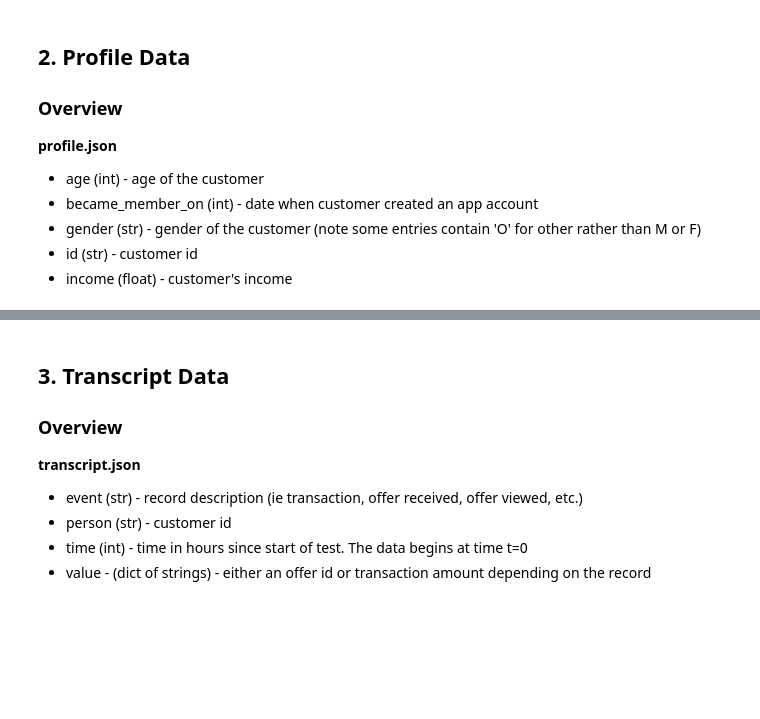
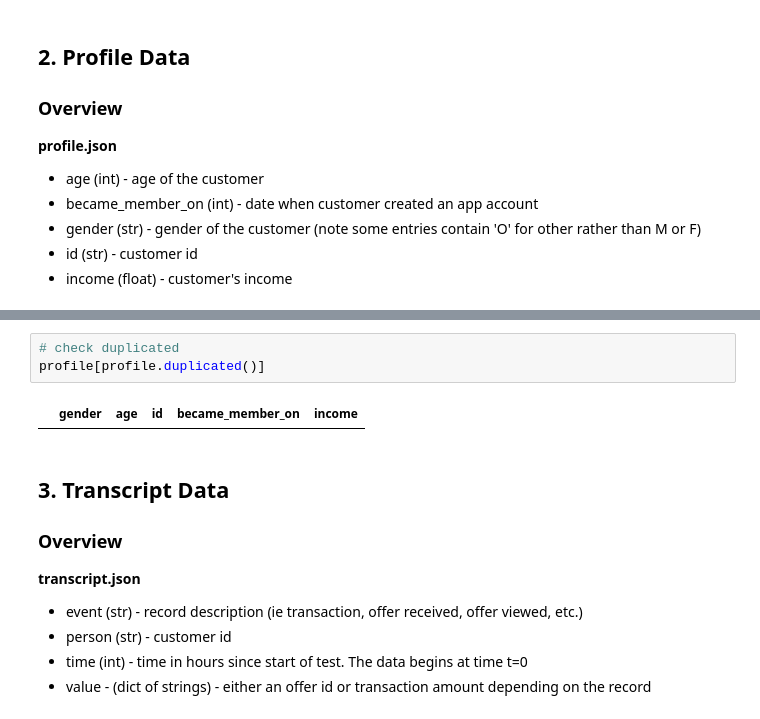
Before and after one commit to NTPac/starbucks, a Jupyter notebook: Starbucks_Capstone_notebook.ipynb, the cells around one changed output, grey strips where cells are left out. Cells and saved outputs as stored; diff of their text form; blank space fills up the shorter version.

```diff
--- a/Starbucks_Capstone_notebook.ipynb
+++ b/Starbucks_Capstone_notebook.ipynb
@@ -210,3 +190,8 @@ profile.duplicated().sum()
+# %%
+# check duplicated
+profile[profile.duplicated()]
+# %% [output]
+|  | gender | age | id | became_member_on | income |
 # %% [markdown]
 ## 3. Transcript Data
 ### Overview
```
Also changed, not shown: parts of 33 cells of this notebook.
